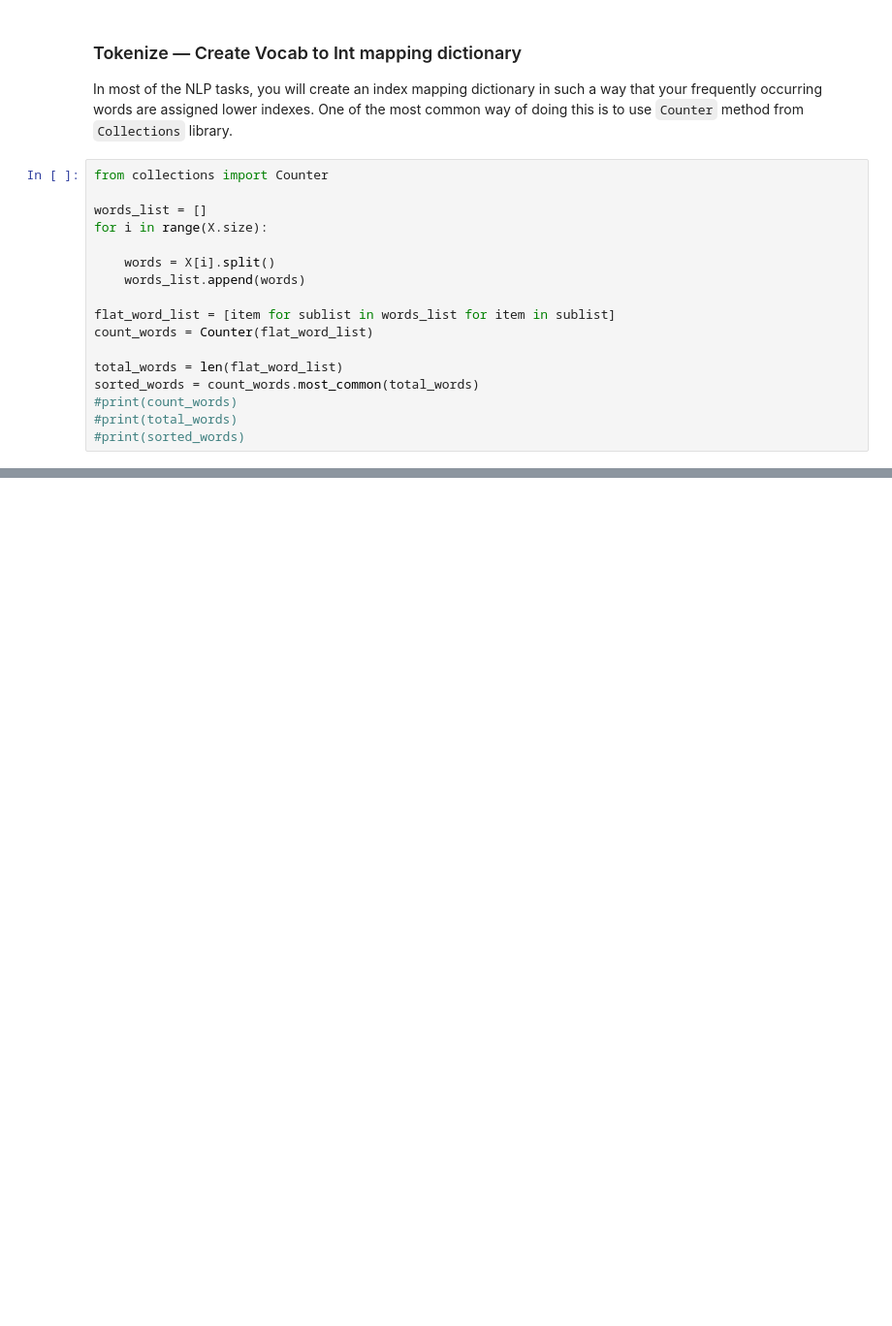
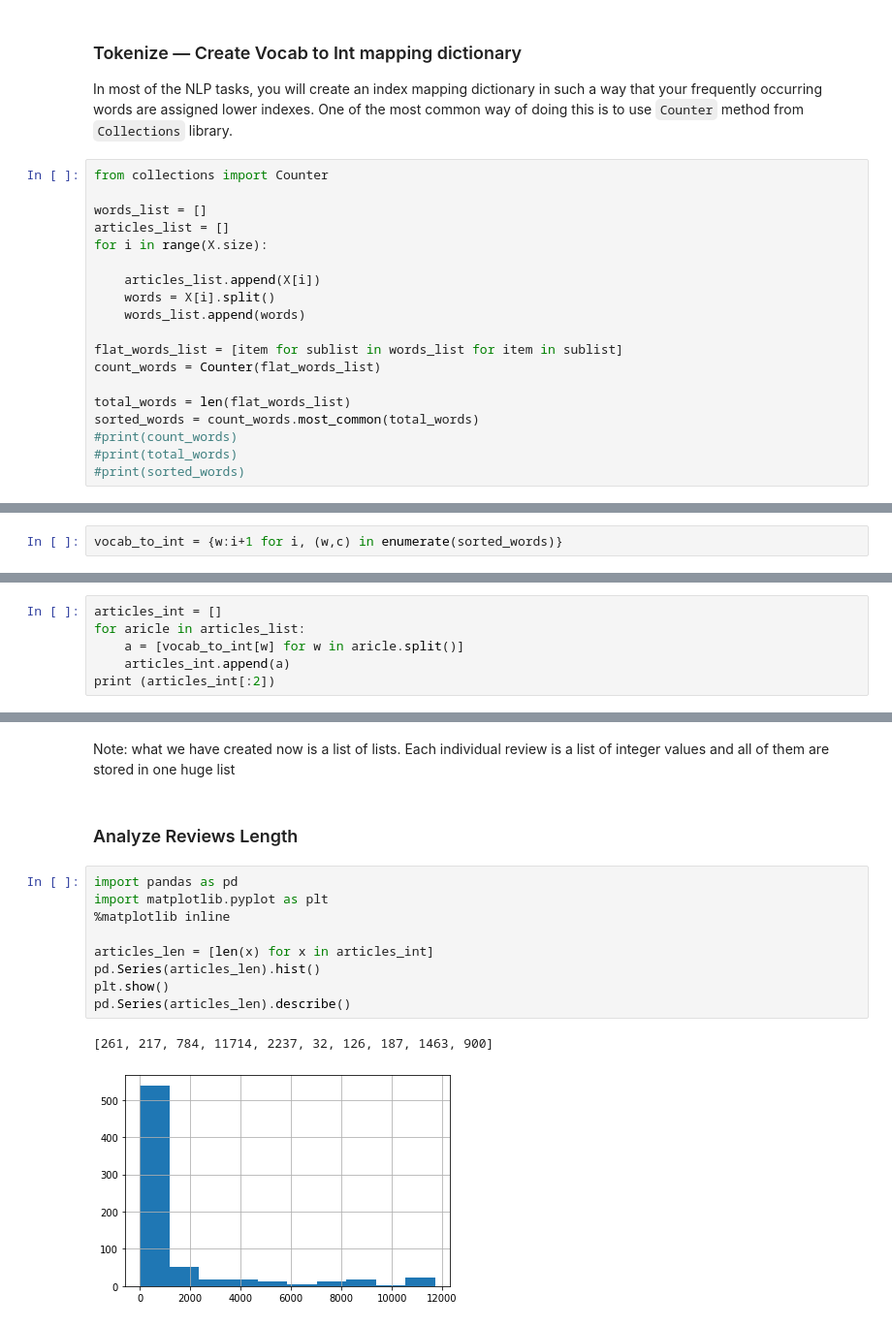
Before and after one commit to stavIatrop/Thesis-Fake-News-Detection, a Jupyter notebook: Pytorch/test.ipynb, the cells around one changed output, grey strips where cells are left out. Shown at 97% size. Drawn from its saved outputs; the diff is of its cells as text; blank space fills up the shorter version.

```diff
--- a/Pytorch/test.ipynb
+++ b/Pytorch/test.ipynb
@@ -40,15 +40,17 @@ labels = df['label'].values
 from collections import Counter
 
 words_list = []
+articles_list = []
 for i in range(X.size):
 
+    articles_list.append(X[i])
     words = X[i].split()
     words_list.append(words)
 
-flat_word_list = [item for sublist in words_list for item in sublist]
-count_words = Counter(flat_word_list)
+flat_words_list = [item for sublist in words_list for item in sublist]
+count_words = Counter(flat_words_list)
 
-total_words = len(flat_word_list)
+total_words = len(flat_words_list)
 sorted_words = count_words.most_common(total_words)
 #print(count_words)
 #print(total_words)
@@ -55,0 +64,2 @@ sorted_words = count_words.most_common(total_words)
+# %%
+vocab_to_int = {w:i+1 for i, (w,c) in enumerate(sorted_words)}
@@ -55,0 +70,6 @@ sorted_words = count_words.most_common(total_words)
+# %%
+articles_int = []
+for aricle in articles_list:
+    a = [vocab_to_int[w] for w in aricle.split()]
+    articles_int.append(a)
+print (articles_int[:2])
@@ -55,0 +78,16 @@ sorted_words = count_words.most_common(total_words)
+# %% [markdown]
+Note: what we have created now is a list of lists. Each individual review is a list of integer values and all of them are stored in one huge list
+# %% [markdown]
+### Analyze Reviews Length
+# %%
+import pandas as pd
+import matplotlib.pyplot as plt
+%matplotlib inline
+
+articles_len = [len(x) for x in articles_int]
+pd.Series(articles_len).hist()
+plt.show()
+pd.Series(articles_len).describe()
+# %% [output]
+[261, 217, 784, 11714, 2237, 32, 126, 187, 1463, 900]
+[figure, added]
```
Also changed, not shown: parts of 9 cells of this notebook.
